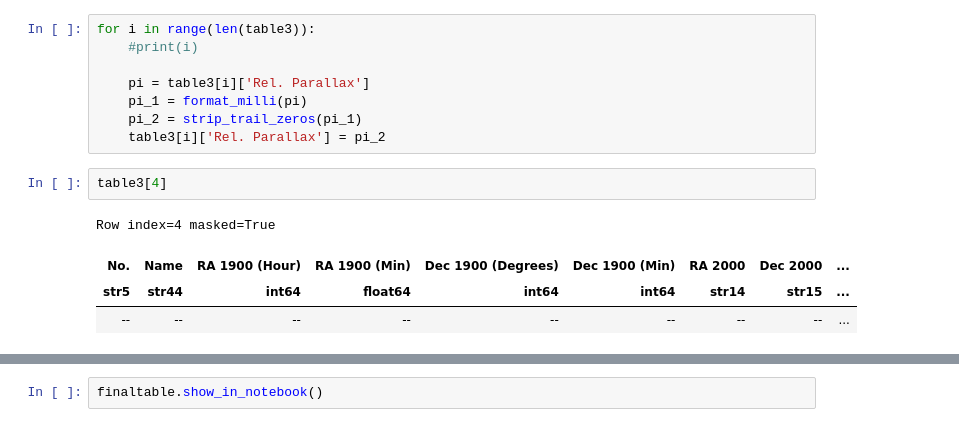
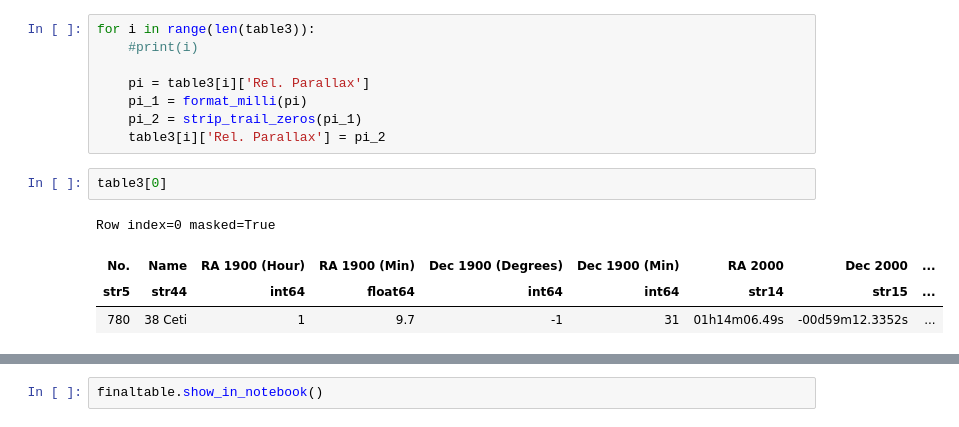
Before and after one commit to janvimadhani/thaw_star_catalog, a Jupyter notebook: Consolidate TSC .ipynb, the cells around one changed output, grey strips where cells are left out. Cells and saved outputs as stored; diff of their text form.

```diff
--- a/Consolidate TSC .ipynb
+++ b/Consolidate TSC .ipynb
@@ -597,12 +597,12 @@ for i in range(len(table3)):
     pi_2 = strip_trail_zeros(pi_1)
     table3[i]['Rel. Parallax'] = pi_2
 # %%
-table3[4]
+table3[0]
 # %% [output]
-Row index=4 masked=True
+Row index=0 masked=True
 | ﻿No. | Name | RA 1900 (Hour) | RA 1900 (Min) | Dec 1900 (Degrees) | Dec 1900 (Min) | RA 2000 | Dec 2000 | ... |
 | str5 | str44 | int64 | float64 | int64 | int64 | str14 | str15 | ... |
-| -- | -- | -- | -- | -- | -- | -- | -- | ... |
+| 780 | 38 Ceti | 1 | 9.7 | -1 | 31 | 01h14m06.49s | -00d59m12.3352s | ... |
 # %%
 for i in range(len(table3)):
     #1
```
Also changed, not shown: parts of 4 cells of this notebook, 5 other files.
